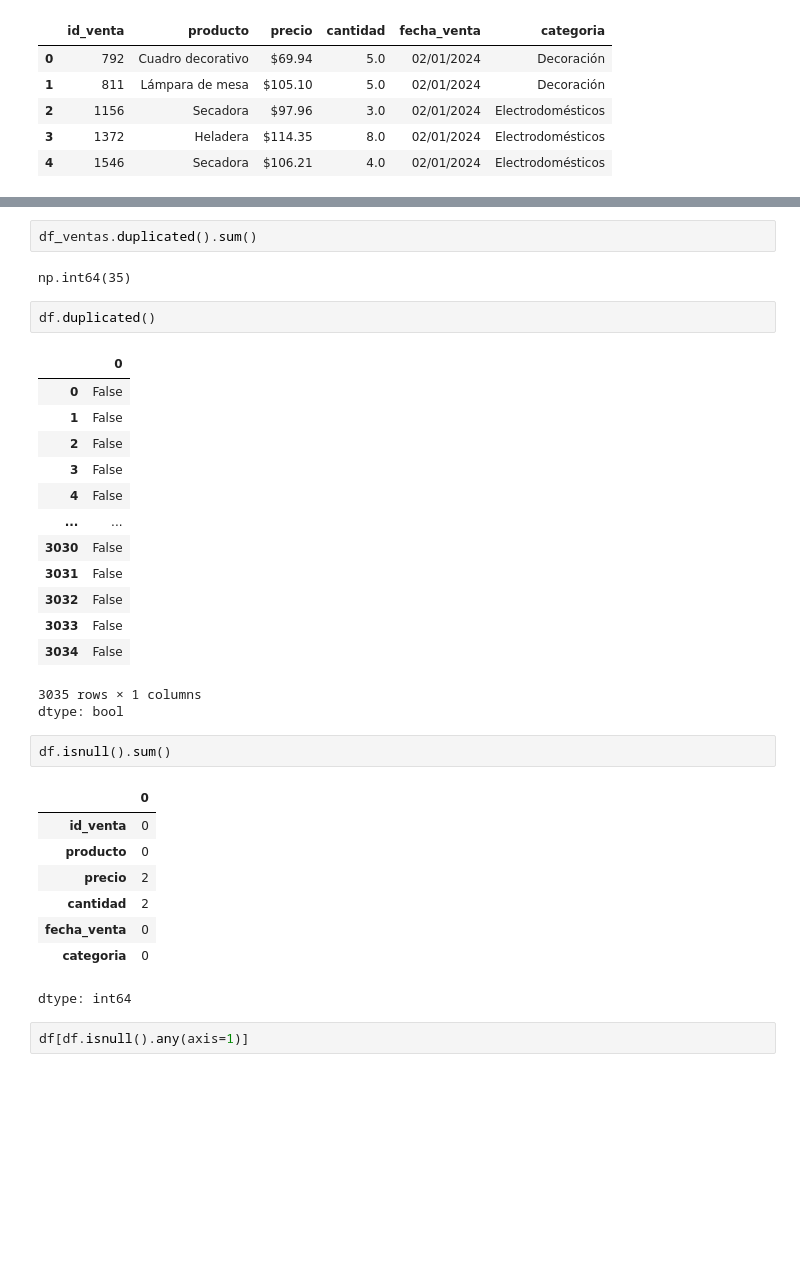
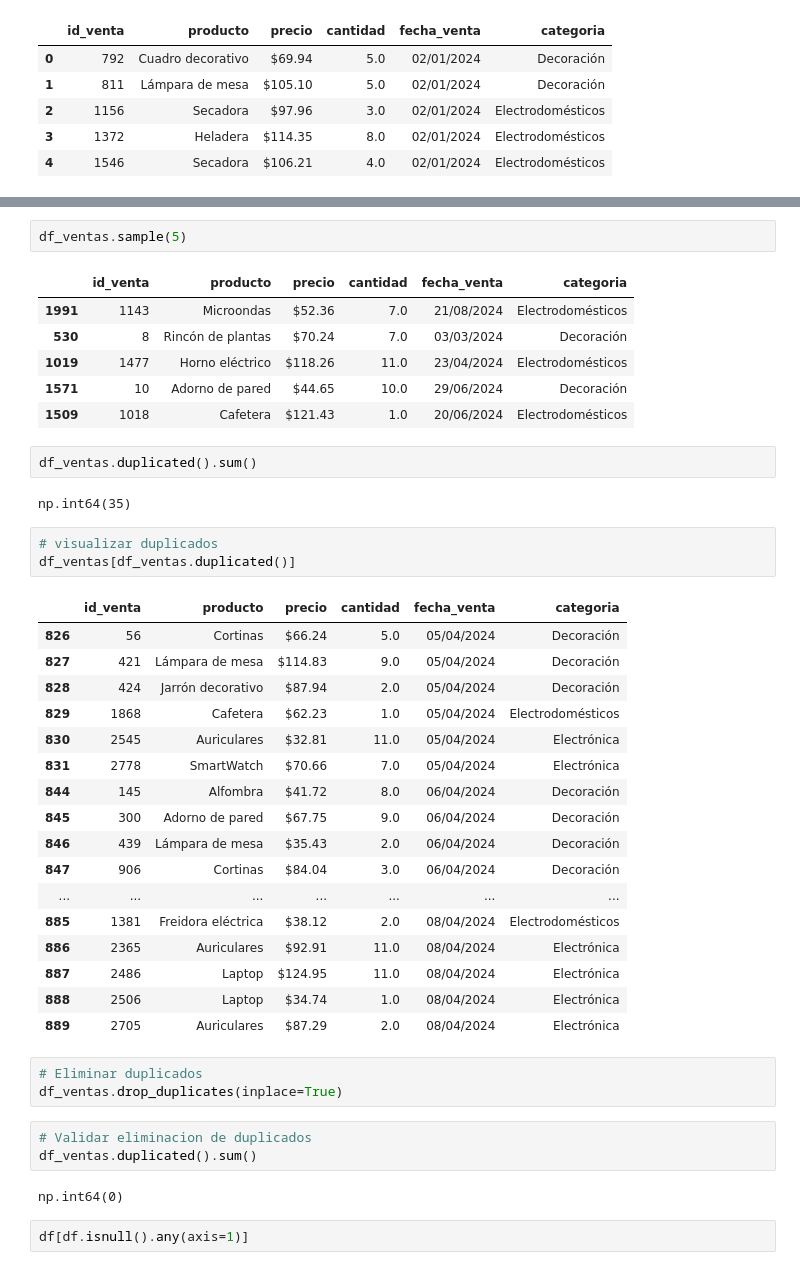
Before and after one commit to VictoriaGoldaraz/TT-2C2025-Data-Analitycs-Notebooks, a Jupyter notebook: Goldaraz,_María_Victoria_Comisión_C252613_TPI_Data_Analytics.ipynb, the cells around one changed output, grey strips where cells are left out. Saved outputs shown, nothing was run; the diff lists cells and outputs as text; blank space fills up the shorter version.

```diff
--- a/Goldaraz,_María_Victoria_Comisión_C252613_TPI_Data_Analytics.ipynb
+++ b/Goldaraz,_María_Victoria_Comisión_C252613_TPI_Data_Analytics.ipynb
@@ -37,35 +61,45 @@ df_ventas.head()
+# %%
+df_ventas.sample(5)
+# %% [output]
+|  | id_venta | producto | precio | cantidad | fecha_venta | categoria |
+| 1991 | 1143 | Microondas | $52.36 | 7.0 | 21/08/2024 | Electrodomésticos |
+| 530 | 8 | Rincón de plantas | $70.24 | 7.0 | 03/03/2024 | Decoración |
+| 1019 | 1477 | Horno eléctrico | $118.26 | 11.0 | 23/04/2024 | Electrodomésticos |
+| 1571 | 10 | Adorno de pared | $44.65 | 10.0 | 29/06/2024 | Decoración |
+| 1509 | 1018 | Cafetera | $121.43 | 1.0 | 20/06/2024 | Electrodomésticos |
 # %%
 df_ventas.duplicated().sum()
 # %% [output]
 np.int64(35)
-# %%
-df.duplicated()
-# %% [output]
-|  | 0 |
-| 0 | False |
-| 1 | False |
-| 2 | False |
-| 3 | False |
-| 4 | False |
-| ... | ... |
-| 3030 | False |
-| 3031 | False |
-| 3032 | False |
-| 3033 | False |
-| 3034 | False |
-3035 rows × 1 columns
-dtype: bool
-# %%
-df.isnull().sum()
-# %% [output]
-|  | 0 |
-| id_venta | 0 |
-| producto | 0 |
-| precio | 2 |
-| cantidad | 2 |
-| fecha_venta | 0 |
-| categoria | 0 |
-dtype: int64
+# %%
+# visualizar duplicados
+df_ventas[df_ventas.duplicated()]
+# %% [output]
+|  | id_venta | producto | precio | cantidad | fecha_venta | categoria |
+| 826 | 56 | Cortinas | $66.24 | 5.0 | 05/04/2024 | Decoración |
+| 827 | 421 | Lámpara de mesa | $114.83 | 9.0 | 05/04/2024 | Decoración |
+| 828 | 424 | Jarrón decorativo | $87.94 | 2.0 | 05/04/2024 | Decoración |
+| 829 | 1868 | Cafetera | $62.23 | 1.0 | 05/04/2024 | Electrodomésticos |
+| 830 | 2545 | Auriculares | $32.81 | 11.0 | 05/04/2024 | Electrónica |
+| 831 | 2778 | SmartWatch | $70.66 | 7.0 | 05/04/2024 | Electrónica |
+| 844 | 145 | Alfombra | $41.72 | 8.0 | 06/04/2024 | Decoración |
+| 845 | 300 | Adorno de pared | $67.75 | 9.0 | 06/04/2024 | Decoración |
+| 846 | 439 | Lámpara de mesa | $35.43 | 2.0 | 06/04/2024 | Decoración |
+| 847 | 906 | Cortinas | $84.04 | 3.0 | 06/04/2024 | Decoración |
+| ... | ... | ... | ... | ... | ... | ... |
+| 885 | 1381 | Freidora eléctrica | $38.12 | 2.0 | 08/04/2024 | Electrodomésticos |
+| 886 | 2365 | Auriculares | $92.91 | 11.0 | 08/04/2024 | Electrónica |
+| 887 | 2486 | Laptop | $124.95 | 11.0 | 08/04/2024 | Electrónica |
+| 888 | 2506 | Laptop | $34.74 | 1.0 | 08/04/2024 | Electrónica |
+| 889 | 2705 | Auriculares | $87.29 | 2.0 | 08/04/2024 | Electrónica |
+# %%
+# Eliminar duplicados
+df_ventas.drop_duplicates(inplace=True)
+# %%
+# Validar eliminacion de duplicados
+df_ventas.duplicated().sum()
+# %% [output]
+np.int64(0)
 # %%
 df[df.isnull().any(axis=1)]
 # %% [output]
```
Also changed, not shown: parts of 2 cells of this notebook.
